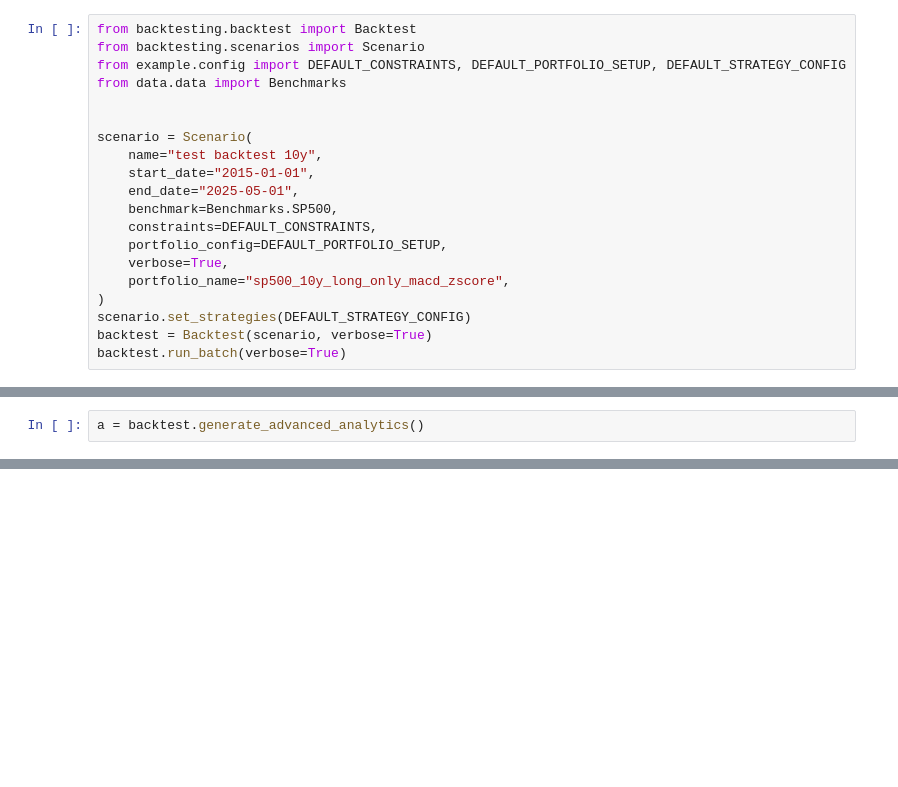
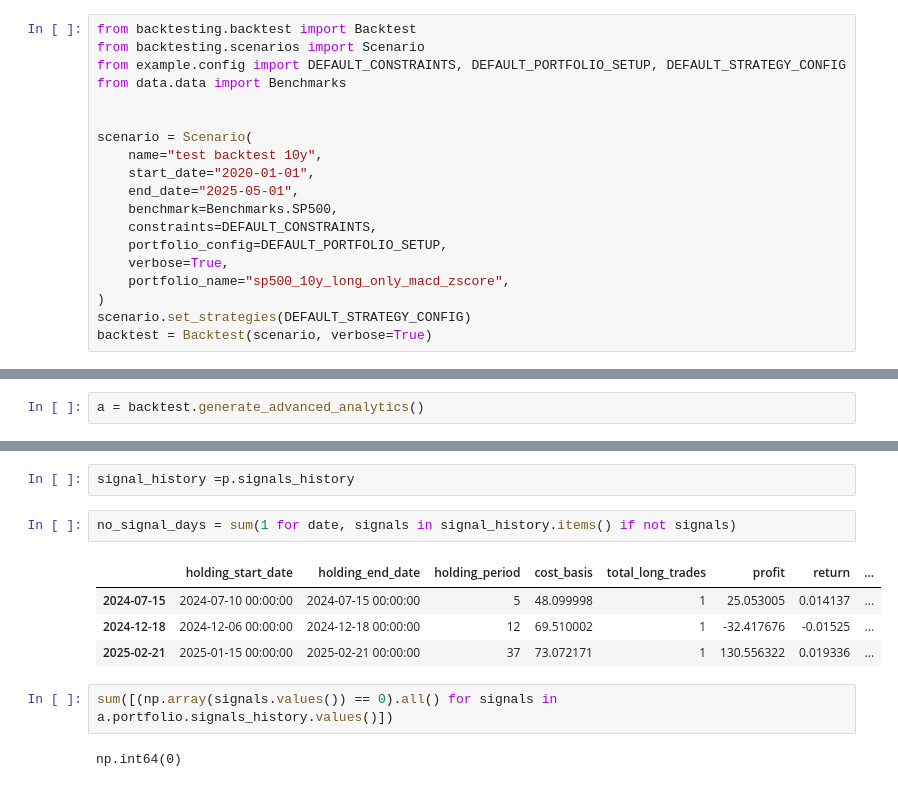
Before and after one commit to oodoriko/port, a Jupyter notebook: workbook.ipynb, the cells around one changed output, grey strips where cells are left out. Drawn from its saved outputs; the diff is of its cells as text; blank space fills up the shorter version.

```diff
--- a/workbook.ipynb
+++ b/workbook.ipynb
@@ -13,7 +13,7 @@ from data.data import Benchmarks
 
 scenario = Scenario(
     name="test backtest 10y",
-    start_date="2015-01-01",
+    start_date="2020-01-01",
     end_date="2025-05-01",
     benchmark=Benchmarks.SP500,
     constraints=DEFAULT_CONSTRAINTS,
@@ -23,4 +23,3 @@ scenario = Scenario(
 )
 scenario.set_strategies(DEFAULT_STRATEGY_CONFIG)
 backtest = Backtest(scenario, verbose=True)
-backtest.run_batch(verbose=True)
@@ -32,0 +94,13 @@ a = backtest.generate_advanced_analytics()
+# %%
+signal_history =p.signals_history
+# %%
+no_signal_days = sum(1 for date, signals in signal_history.items() if not signals)
+# %% [output]
+|  | holding_start_date | holding_end_date | holding_period | cost_basis | total_long_trades | profit | return | ... |
+| 2024-07-15 | 2024-07-10 00:00:00 | 2024-07-15 00:00:00 | 5 | 48.099998 | 1 | 25.053005 | 0.014137 | ... |
+| 2024-12-18 | 2024-12-06 00:00:00 | 2024-12-18 00:00:00 | 12 | 69.510002 | 1 | -32.417676 | -0.01525 | ... |
+| 2025-02-21 | 2025-01-15 00:00:00 | 2025-02-21 00:00:00 | 37 | 73.072171 | 1 | 130.556322 | 0.019336 | ... |
+# %%
+sum([(np.array(signals.values()) == 0).all() for signals in a.portfolio.signals_history.values()])
+# %% [output]
+np.int64(0)
```
Also changed, not shown: parts of 4 cells of this notebook, 12 other files.
